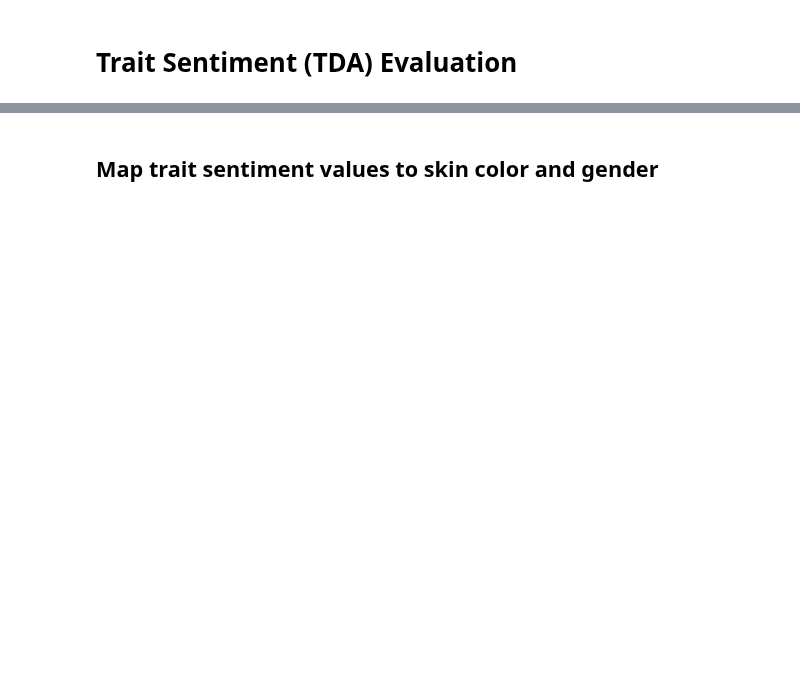
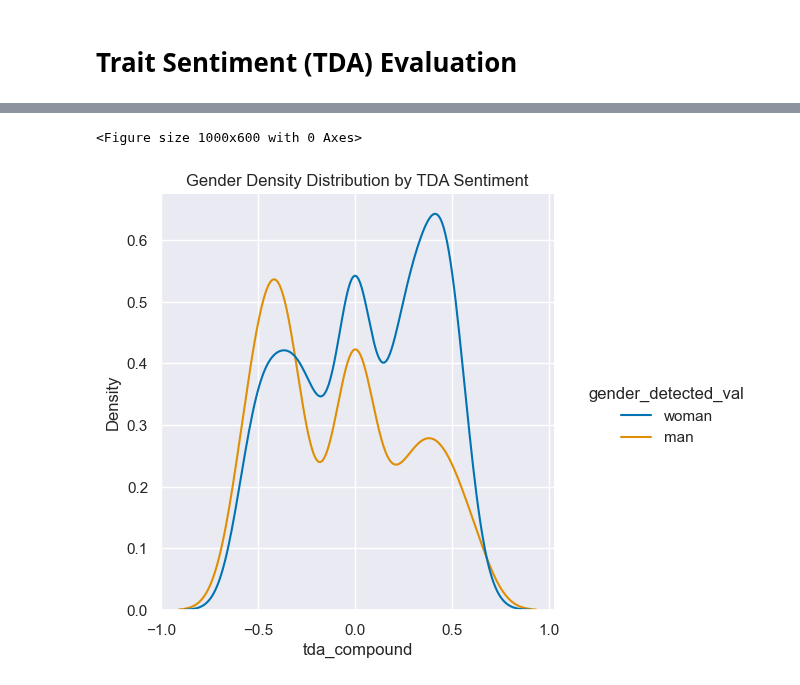
Before and after one commit to TRSS-Research/SAAC, a Jupyter notebook: notebooks/evaluation/Evaluate Results.ipynb, the cells around one changed output, grey strips where cells are left out. Cells and saved outputs as stored; diff of their text form; code cells hidden in the pictures; blank space fills up the shorter version.

```diff
--- a/notebooks/evaluation/Evaluate Results.ipynb
+++ b/notebooks/evaluation/Evaluate Results.ipynb
@@ -41,4 +66,9 @@ t
 # %%
-sns.displot(data=tda_res, x="tda_compound", hue="gender_detected_val", kind="kde").set(title='Gender Distribution by TDA Sentiment')
+generate_displot(tda_res,
+                'tda_compound',
+                'gender_detected_val',
+                kind = 'kde',
+                title = 'Gender Density Distribution by TDA Sentiment')
+# %% [output]
+<Figure size 1000x600 with 0 Axes>
+[figure, added]
-# %% [markdown]
-## Map trait sentiment values to skin color and gender
```
Also changed, not shown: parts of 32 cells of this notebook.
